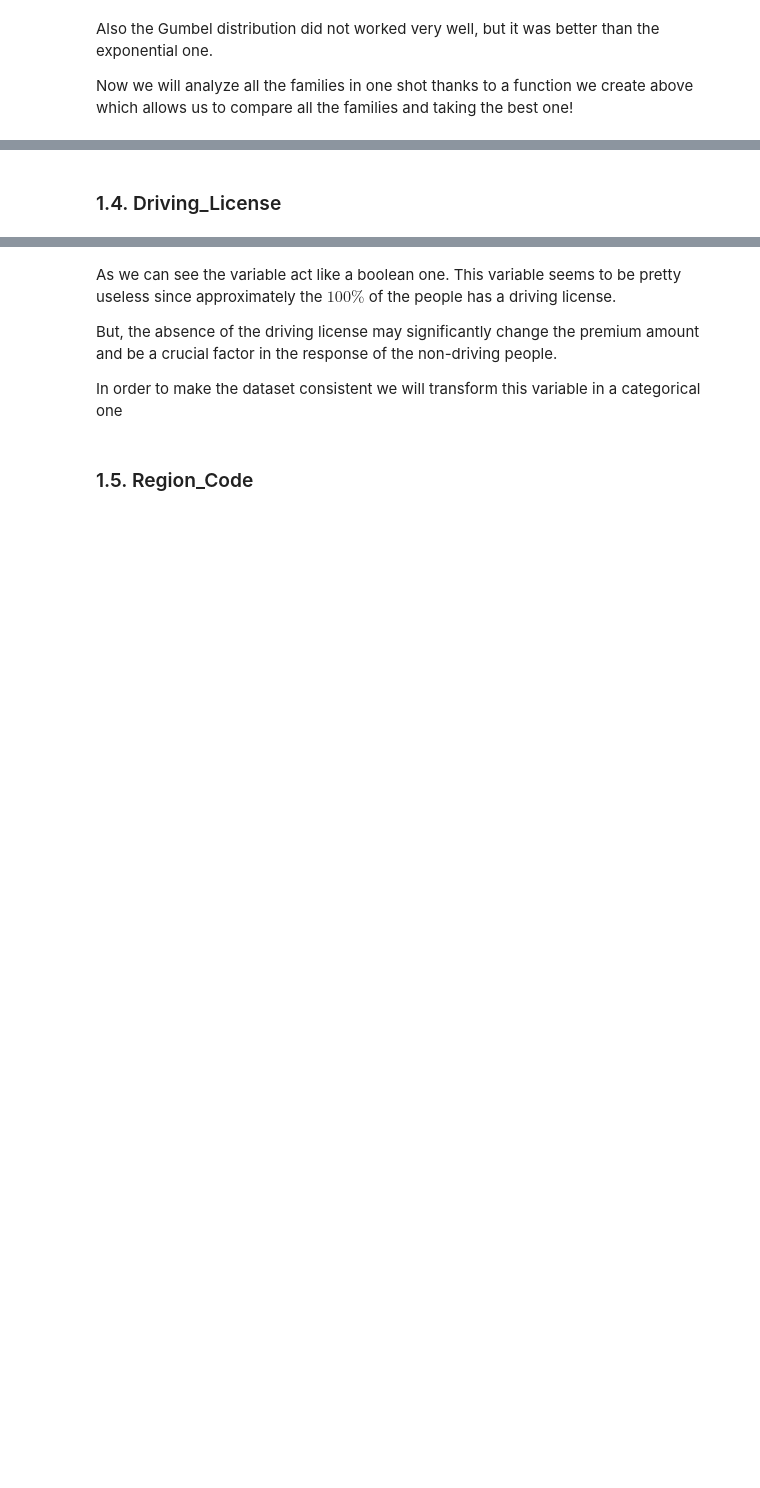
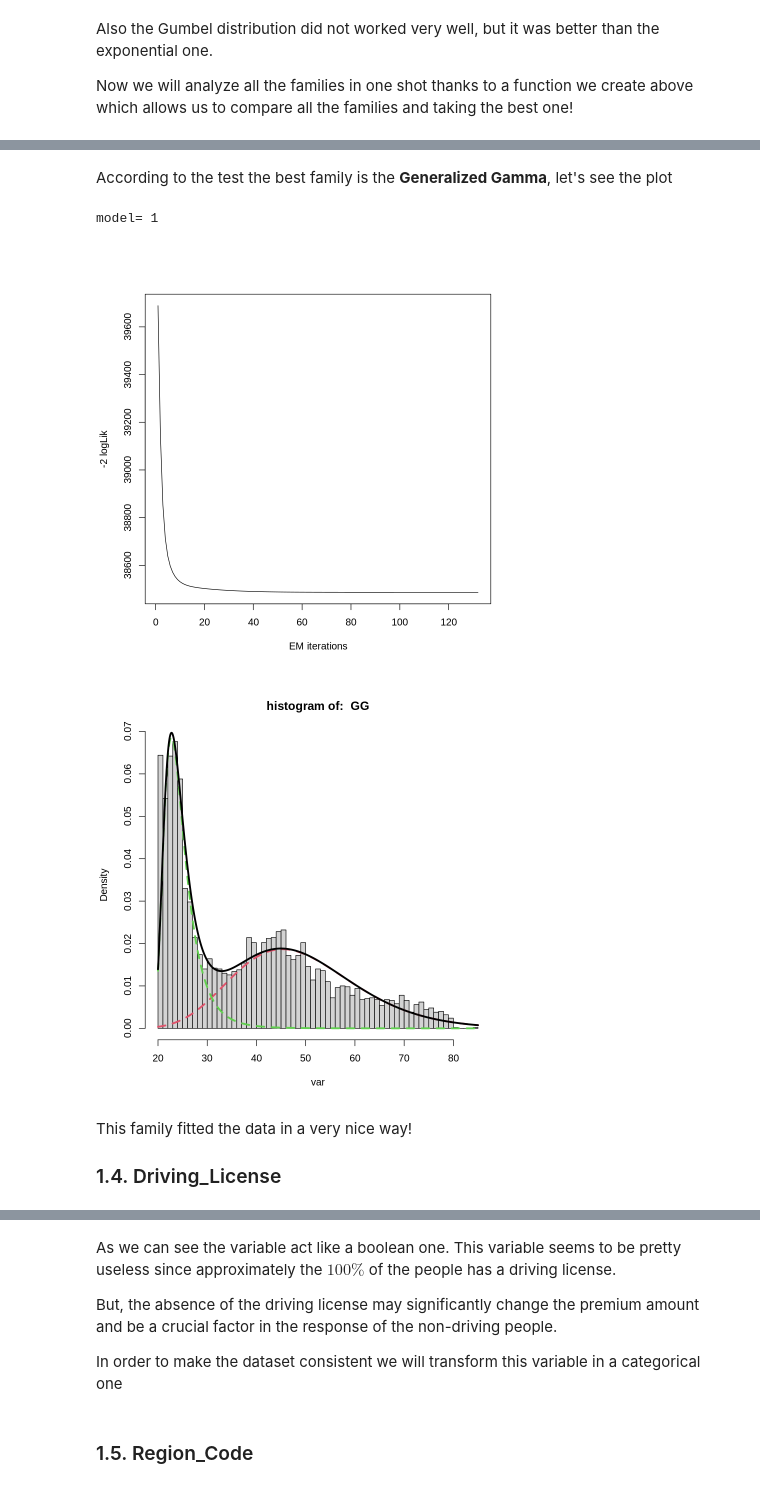
Before and after one commit to biagio-incardona/biagio-incardona.github.io, a Jupyter notebook: Report_Incardona_Biagio2.ipynb, the cells around one changed output, grey strips where cells are left out. Saved outputs shown, nothing was run; the diff lists cells and outputs as text; code cells hidden in the pictures; blank space fills up the shorter version.

```diff
--- a/Report_Incardona_Biagio2.ipynb
+++ b/Report_Incardona_Biagio2.ipynb
@@ -465,12 +610,20 @@ tests <- test.all.gamlss.mx(insurance.data$Age, k = 2)
+# %% [markdown]
+According to the test the best family is the **Generalized Gamma**, let's see the plot
 # %%
-fit.GG <- gamlssMXfits(n=5,Age~1,data = insurance.data, family=GG, K=2)
+fit.GG <- gamlssMXfits(n=1,Age~1,data = insurance.data, family=GG, K=2)
 
 mu <- get.mu.hats(fit.GG, 2)
 sigma <- get.sigma.hats(fit.GG, 2)
 nu <- get.nu.hats(fit.GG, 2)
 
 plot.gamlss(var = insurance.data$Age, family = "GG", fit = fit.GG, K = 2, mu.hats = mu, sigma, nu)
+# %% [output]
+model= 1
+[figure, added]
+[figure, added]
-# %% [markdown]
-### 1.4. Driving_License
+# %% [markdown]
+This family fitted the data in a very nice way!
+
+### 1.4. Driving_License
 # %%
 str(insurance.data$Driving_License)
```
Also changed, not shown: parts of 45 cells of this notebook.
